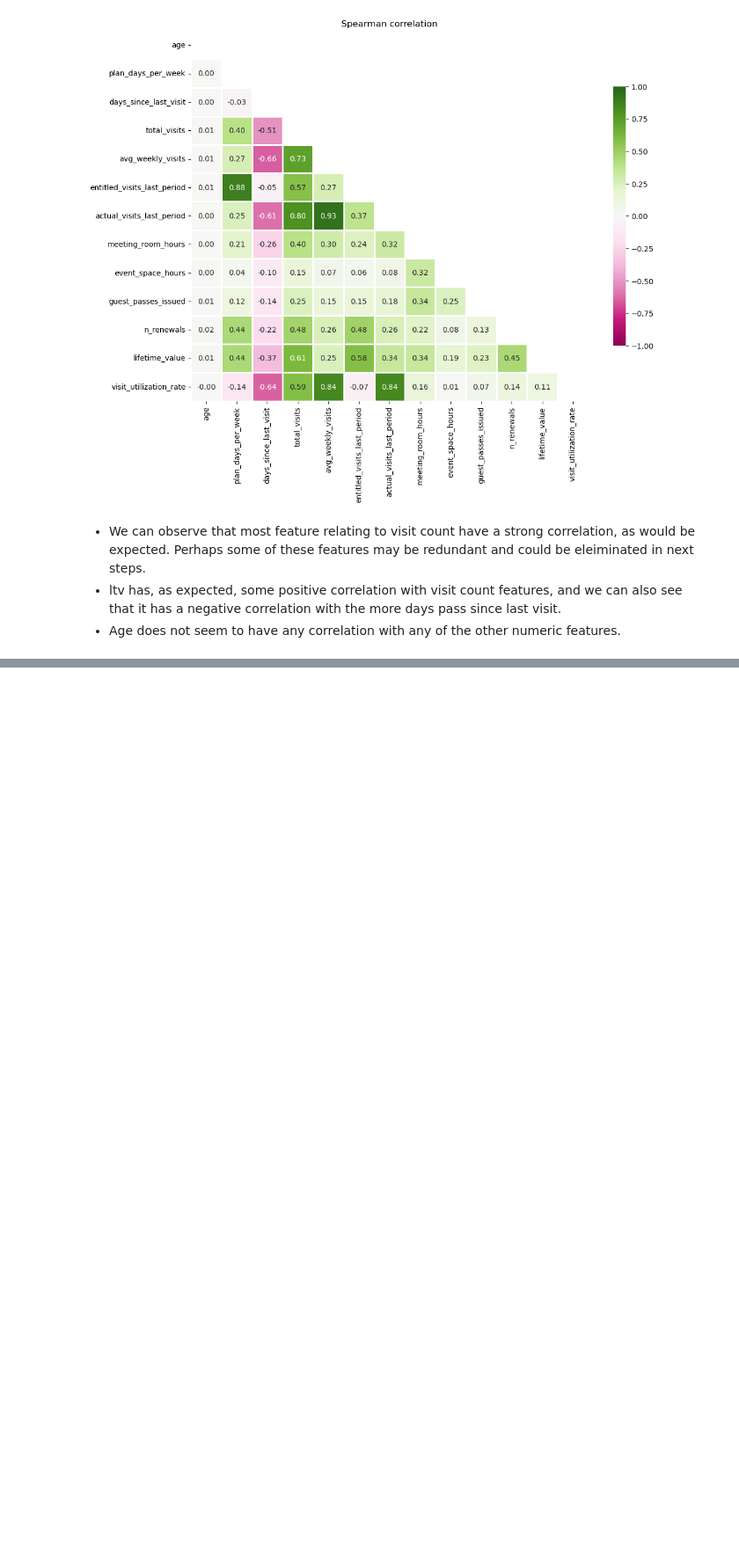
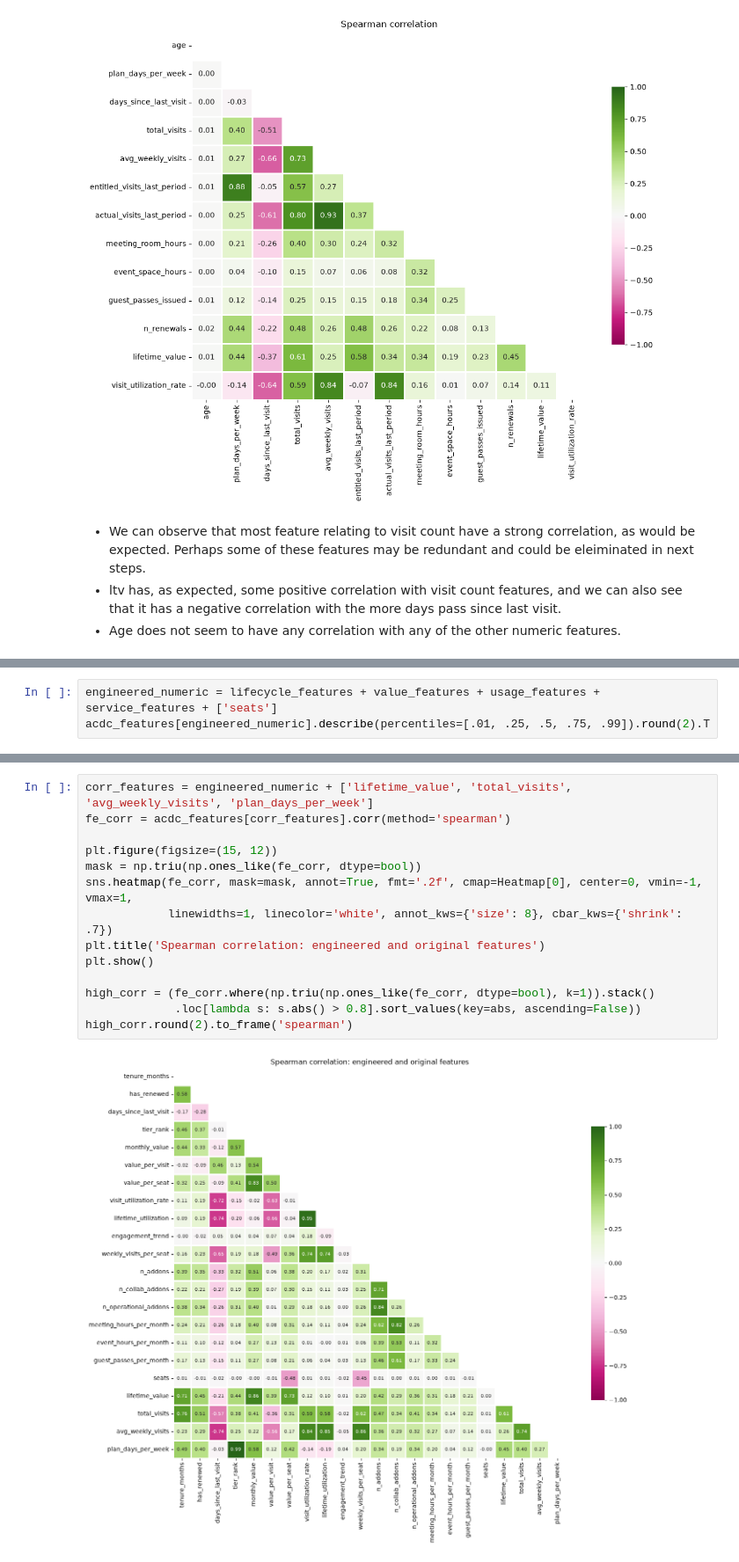
Before and after one commit to jfmenezes/Data-Mining-Project, a Jupyter notebook: Notebooks/DE_Graphs_adjusted.ipynb, the cells around one changed output, grey strips where cells are left out. Shown at 88% size. Saved outputs shown, nothing was run; the diff lists cells and outputs as text; blank space fills up the shorter version.

```diff
--- a/Notebooks/DE_Graphs_adjusted.ipynb
+++ b/Notebooks/DE_Graphs_adjusted.ipynb
@@ -866,0 +1129,3 @@ plt.show()
+# %%
+engineered_numeric = lifecycle_features + value_features + usage_features + service_features + ['seats']
+acdc_features[engineered_numeric].describe(percentiles=[.01, .25, .5, .75, .99]).round(2).T
@@ -866,0 +1194,16 @@ plt.show()
+# %%
+corr_features = engineered_numeric + ['lifetime_value', 'total_visits', 'avg_weekly_visits', 'plan_days_per_week']
+fe_corr = acdc_features[corr_features].corr(method='spearman')
+
+plt.figure(figsize=(15, 12))
+mask = np.triu(np.ones_like(fe_corr, dtype=bool))
+sns.heatmap(fe_corr, mask=mask, annot=True, fmt='.2f', cmap=Heatmap[0], center=0, vmin=-1, vmax=1,
+            linewidths=1, linecolor='white', annot_kws={'size': 8}, cbar_kws={'shrink': .7})
+plt.title('Spearman correlation: engineered and original features')
+plt.show()
+
+high_corr = (fe_corr.where(np.triu(np.ones_like(fe_corr, dtype=bool), k=1)).stack()
+             .loc[lambda s: s.abs() > 0.8].sort_values(key=abs, ascending=False))
+high_corr.round(2).to_frame('spearman')
+# %% [output]
+[figure, added]
```
Also changed, not shown: parts of 53 cells of this notebook.
